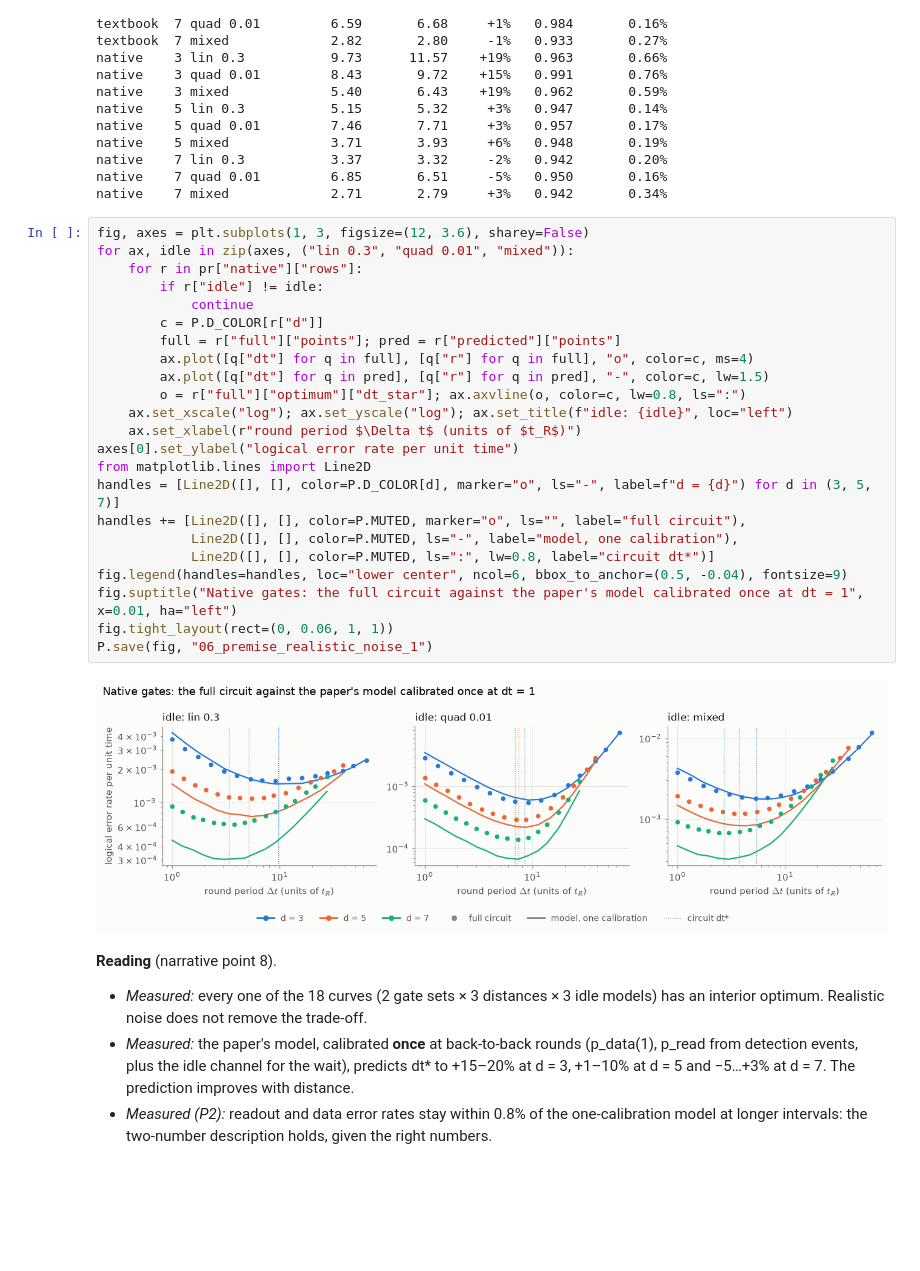
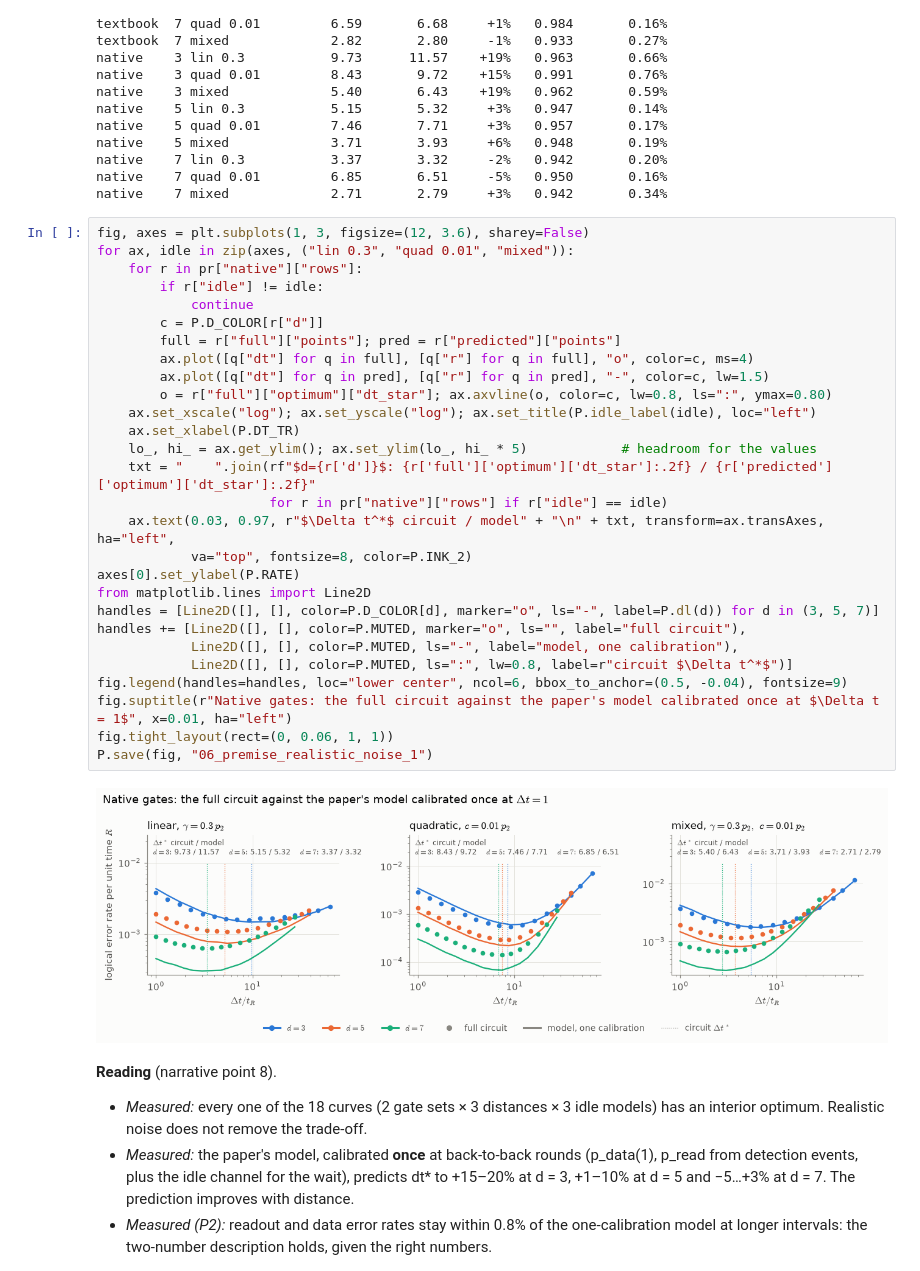
Before and after one commit to hvermaQ/qec-timing-submission, a Jupyter notebook: notebooks/06_premise_realistic_noise.ipynb, the cells around one changed output. Drawn from its saved outputs; the diff is of its cells as text; blank space fills up the shorter version.

```diff
--- a/notebooks/06_premise_realistic_noise.ipynb
+++ b/notebooks/06_premise_realistic_noise.ipynb
@@ -49,28 +49,33 @@ native    7 mixed             2.71       2.79     +3%   0.942       0.34%
 # %%
 fig, axes = plt.subplots(1, 3, figsize=(12, 3.6), sharey=False)
 for ax, idle in zip(axes, ("lin 0.3", "quad 0.01", "mixed")):
     for r in pr["native"]["rows"]:
         if r["idle"] != idle:
             continue
         c = P.D_COLOR[r["d"]]
         full = r["full"]["points"]; pred = r["predicted"]["points"]
         ax.plot([q["dt"] for q in full], [q["r"] for q in full], "o", color=c, ms=4)
         ax.plot([q["dt"] for q in pred], [q["r"] for q in pred], "-", color=c, lw=1.5)
-        o = r["full"]["optimum"]["dt_star"]; ax.axvline(o, color=c, lw=0.8, ls=":")
-    ax.set_xscale("log"); ax.set_yscale("log"); ax.set_title(f"idle: {idle}", loc="left")
-    ax.set_xlabel(r"round period $\Delta t$ (units of $t_R$)")
-axes[0].set_ylabel("logical error rate per unit time")
+        o = r["full"]["optimum"]["dt_star"]; ax.axvline(o, color=c, lw=0.8, ls=":", ymax=0.80)
+    ax.set_xscale("log"); ax.set_yscale("log"); ax.set_title(P.idle_label(idle), loc="left")
+    ax.set_xlabel(P.DT_TR)
+    lo_, hi_ = ax.get_ylim(); ax.set_ylim(lo_, hi_ * 5)            # headroom for the values
+    txt = "    ".join(rf"$d={r['d']}$: {r['full']['optimum']['dt_star']:.2f} / {r['predicted']['optimum']['dt_star']:.2f}"
+                      for r in pr["native"]["rows"] if r["idle"] == idle)
+    ax.text(0.03, 0.97, r"$\Delta t^*$ circuit / model" + "\n" + txt, transform=ax.transAxes, ha="left",
+            va="top", fontsize=8, color=P.INK_2)
+axes[0].set_ylabel(P.RATE)
 from matplotlib.lines import Line2D
-handles = [Line2D([], [], color=P.D_COLOR[d], marker="o", ls="-", label=f"d = {d}") for d in (3, 5, 7)]
+handles = [Line2D([], [], color=P.D_COLOR[d], marker="o", ls="-", label=P.dl(d)) for d in (3, 5, 7)]
 handles += [Line2D([], [], color=P.MUTED, marker="o", ls="", label="full circuit"),
             Line2D([], [], color=P.MUTED, ls="-", label="model, one calibration"),
-            Line2D([], [], color=P.MUTED, ls=":", lw=0.8, label="circuit dt*")]
+            Line2D([], [], color=P.MUTED, ls=":", lw=0.8, label=r"circuit $\Delta t^*$")]
 fig.legend(handles=handles, loc="lower center", ncol=6, bbox_to_anchor=(0.5, -0.04), fontsize=9)
-fig.suptitle("Native gates: the full circuit against the paper's model calibrated once at dt = 1", x=0.01, ha="left")
+fig.suptitle(r"Native gates: the full circuit against the paper's model calibrated once at $\Delta t = 1$", x=0.01, ha="left")
 fig.tight_layout(rect=(0, 0.06, 1, 1))
 P.save(fig, "06_premise_realistic_noise_1")
 # %% [output]
-[figure, old version]
+[figure, new version]
 # %% [markdown]
 **Reading** (narrative point 8).
 - *Measured:* every one of the 18 curves (2 gate sets × 3 distances × 3 idle models) has an
```
Also changed, not shown: 54 other files.
